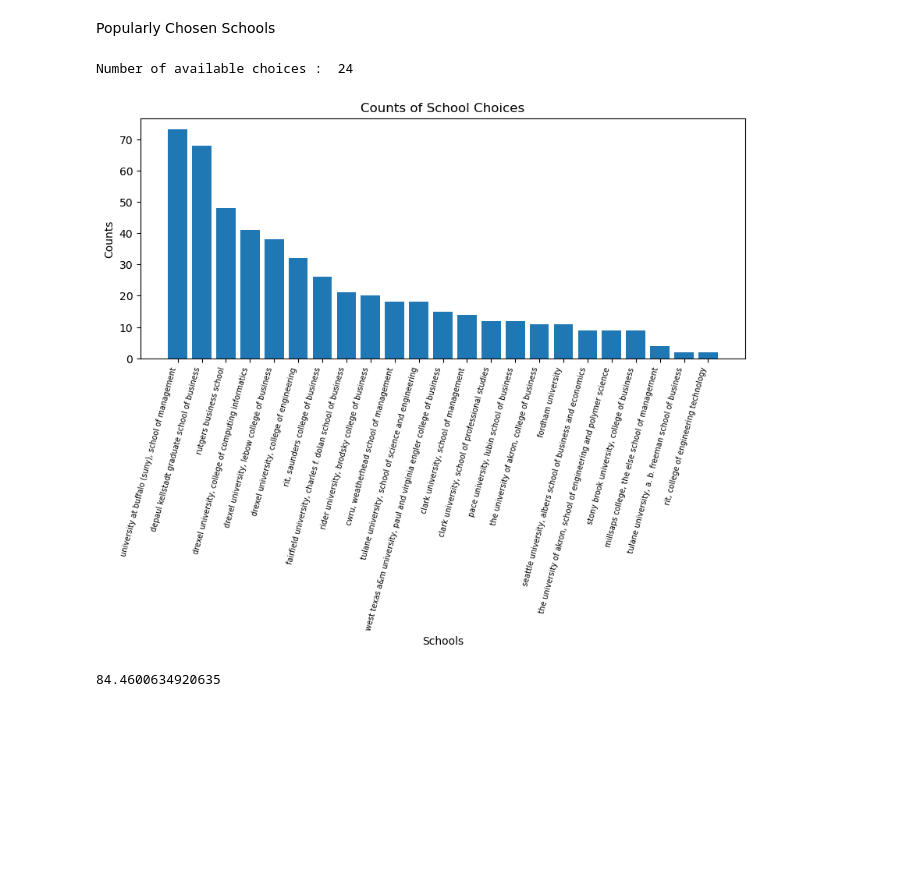
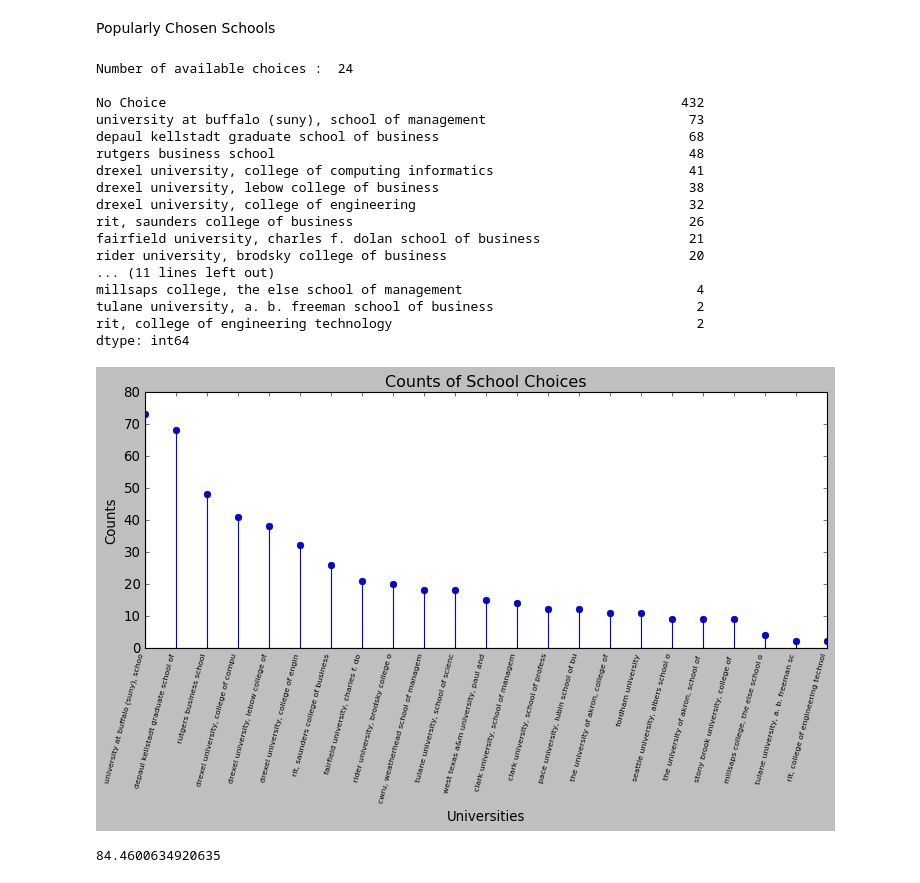
Before and after one commit to edwinEldhose404/USPathwayAnalysis, a Jupyter notebook: eda.ipynb, the cells around one changed output. Cells and saved outputs as stored; diff of their text form; code cells hidden in the pictures; blank space fills up the shorter version.

```diff
--- a/eda.ipynb
+++ b/eda.ipynb
@@ -6,6 +6,7 @@ import matplotlib.pyplot as plt
 df = pd.read_excel('output_file.xlsx',index_col=0)
 # %%
 %matplotlib inline
+plt.style.use('dark_background')
 # %%
 print(df.shape)
 print(df.describe())
@@ -56,35 +57,55 @@ Index(['S. No.', 'Candidate Name', 'Counselor Name',
 # %% [markdown]
 Popularly Chosen Schools
 # %%
+
+plt.style.use('classic')
 
 checkcol = ['U1Choice of School #1', 'U2Choice of School #2', 'U3Choice of School #3']
 
 unis = pd.concat([df[col] for col in checkcol])
 
 uniqueuni = unis.unique()
 
 print("Number of available choices : ",len(uniqueuni),'\n')
 
 uni_val_counts = unis.value_counts()
 
+print(uni_val_counts)
+
 value_to_exclude = 'No Choice'
 filterd_uni_val_counts = uni_val_counts[uni_val_counts.index != value_to_exclude]
 
-plt.figure(figsize=(10, 4))
+plt.figure(figsize=(11, 4))
 
-# truncated_labels = [label[:40] for label in filterd_uni_val_counts.index]
-# plt.bar(truncated_labels, filterd_uni_val_counts)
+truncated_labels = [label[:35] for label in filterd_uni_val_counts.index]
+plt.stem(truncated_labels, filterd_uni_val_counts)
 
-plt.bar(filterd_uni_val_counts.index,filterd_uni_val_counts)
+# plt.bar(filterd_uni_val_counts.index,filterd_uni_val_counts)
 
-plt.xlabel('Schools')
+plt.xlabel('Universities')
 plt.ylabel('Counts')
 plt.title('Counts of School Choices')
 plt.xticks(rotation=75,fontsize = 7,ha='right')
 plt.show()
 # %% [output]
 Number of available choices :  24
+
+No Choice                                                                  432
+university at buffalo (suny), school of management                          73
+depaul kellstadt graduate school of business                                68
+rutgers business school                                                     48
+drexel university, college of computing informatics                         41
+drexel university, lebow college of business                                38
+drexel university, college of engineering                                   32
+rit, saunders college of business                                           26
+fairfield university, charles f. dolan school of business                   21
+rider university, brodsky college of business                               20
+... (11 lines left out)
+millsaps college, the else school of management                              4
+tulane university, a. b. freeman school of business                          2
+rit, college of engineering technology                                       2
+dtype: int64
-[figure, old version]
+[figure, new version]
 # %%
 df['UniScore'].quantile(0.75)
 df['UniScore'].quantile(0.25)
```
Also changed, not shown: parts of 10 cells of this notebook, 8 other files.
